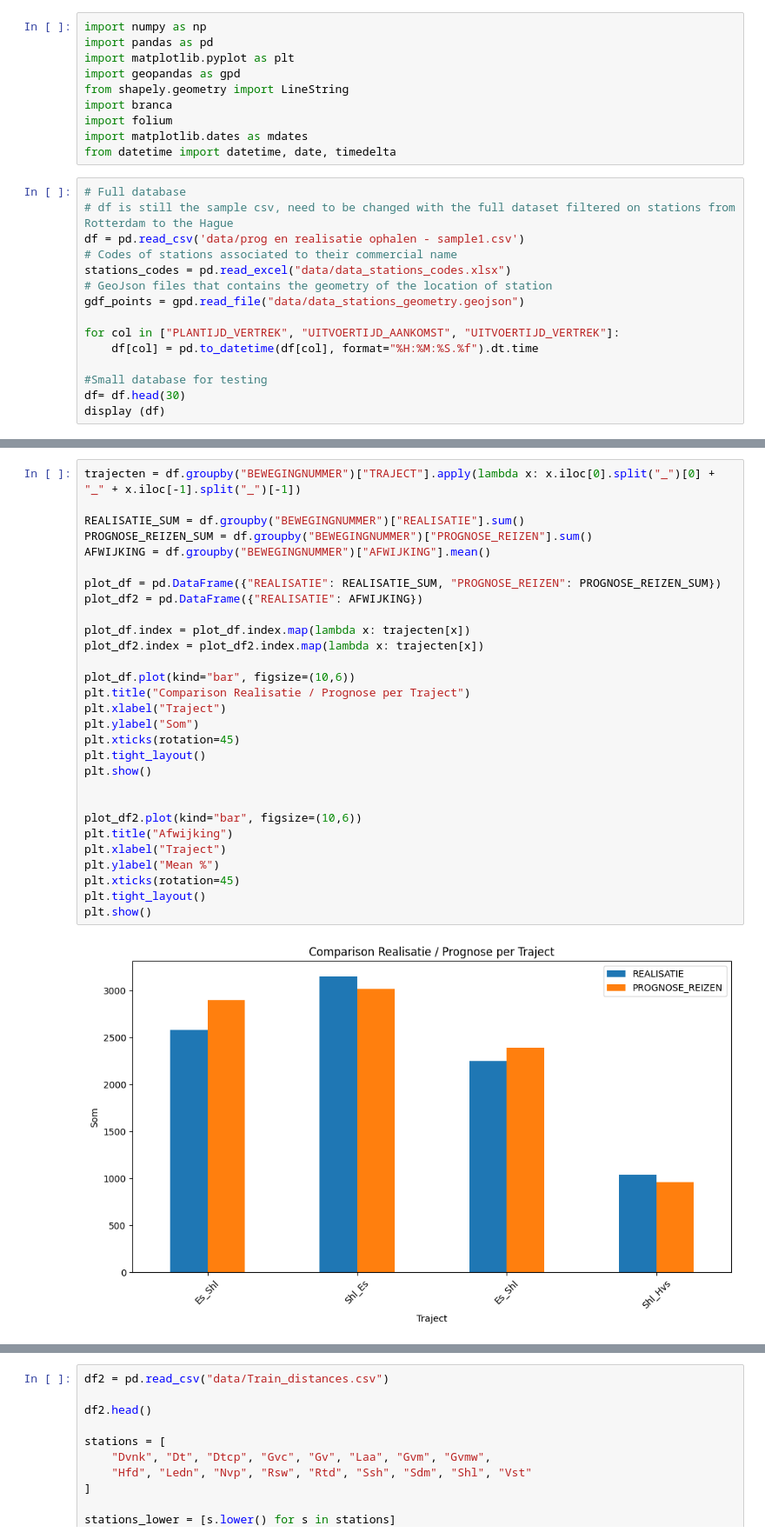
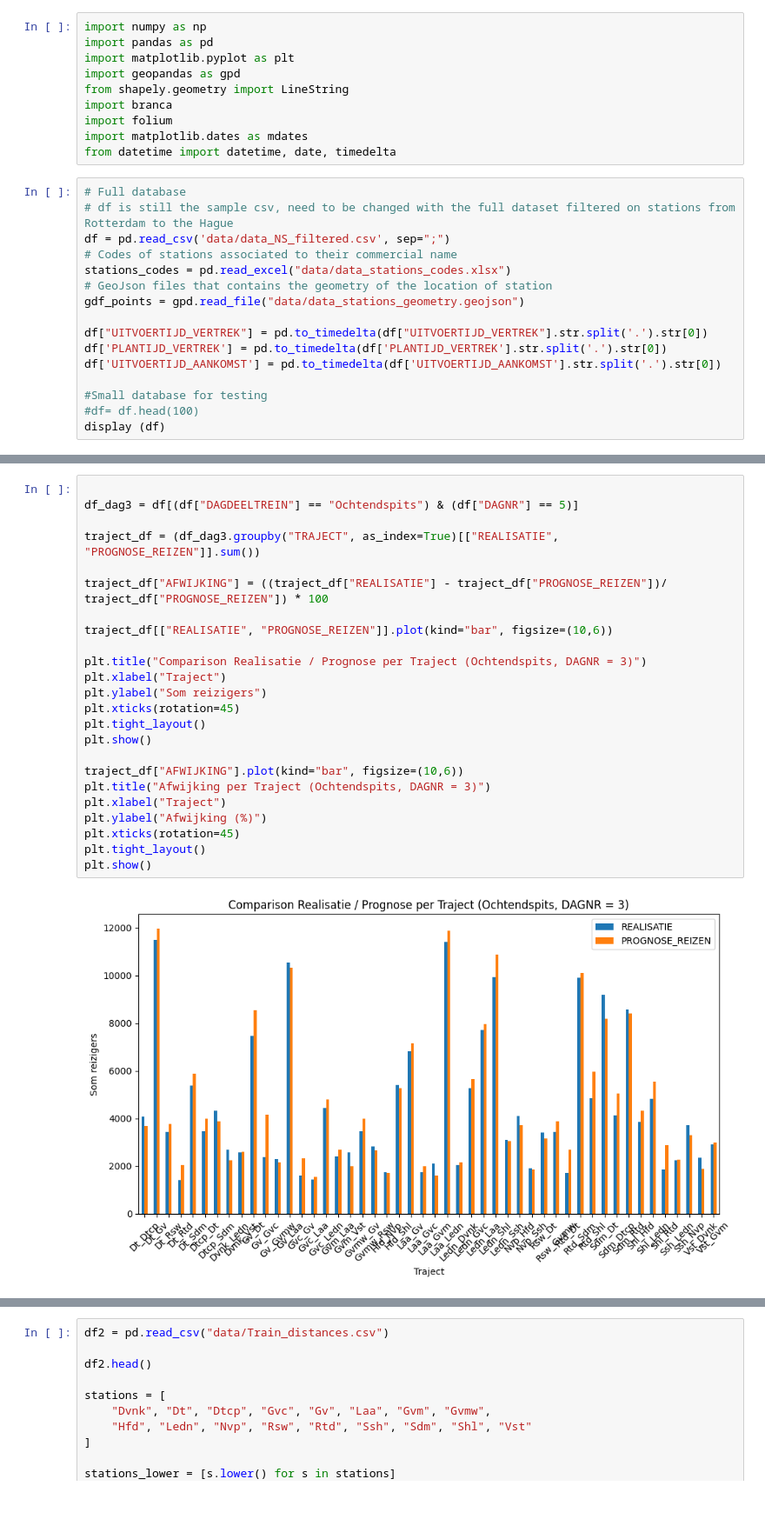
Before and after one commit to Merelkramer/Group2_NS, a Jupyter notebook: DataVisualistation_Luuk.ipynb, the cells around one changed output, grey strips where cells are left out. Shown at 87% size. Cells and saved outputs as stored; diff of their text form; blank space fills up the shorter version.

Commit message:
Graphs presentations

```diff
--- a/DataVisualistation_Luuk.ipynb
+++ b/DataVisualistation_Luuk.ipynb
@@ -11,17 +11,18 @@ from datetime import datetime, date, timedelta
 # %%
 # Full database
 # df is still the sample csv, need to be changed with the full dataset filtered on stations from Rotterdam to the Hague
-df = pd.read_csv('data/prog en realisatie ophalen - sample1.csv')
+df = pd.read_csv('data/data_NS_filtered.csv', sep=";")
 # Codes of stations associated to their commercial name
 stations_codes = pd.read_excel("data/data_stations_codes.xlsx")
 # GeoJson files that contains the geometry of the location of station
 gdf_points = gpd.read_file("data/data_stations_geometry.geojson")
 
-for col in ["PLANTIJD_VERTREK", "UITVOERTIJD_AANKOMST", "UITVOERTIJD_VERTREK"]:
-    df[col] = pd.to_datetime(df[col], format="%H:%M:%S.%f").dt.time
+df["UITVOERTIJD_VERTREK"] = pd.to_timedelta(df["UITVOERTIJD_VERTREK"].str.split('.').str[0])
+df['PLANTIJD_VERTREK'] = pd.to_timedelta(df['PLANTIJD_VERTREK'].str.split('.').str[0])
+df['UITVOERTIJD_AANKOMST'] = pd.to_timedelta(df['UITVOERTIJD_AANKOMST'].str.split('.').str[0])
 
 #Small database for testing
-df= df.head(30)
+#df= df.head(100)
 display (df)
 # %% [output]
 |  | DAGNR | WEEK_DAG_NR | TRAJECT | DAGDEELTREIN | TREINSERIEBASIS | PLANTIJD_VERTREK | UITVOERTIJD_AANKOMST | ... |
@@ -44,31 +41,26 @@ display (df)
 # %%
-trajecten = df.groupby("BEWEGINGNUMMER")["TRAJECT"].apply(lambda x: x.iloc[0].split("_")[0] + "_" + x.iloc[-1].split("_")[-1])
 
-REALISATIE_SUM = df.groupby("BEWEGINGNUMMER")["REALISATIE"].sum()
-PROGNOSE_REIZEN_SUM = df.groupby("BEWEGINGNUMMER")["PROGNOSE_REIZEN"].sum()
-AFWIJKING = df.groupby("BEWEGINGNUMMER")["AFWIJKING"].mean()
+df_dag3 = df[(df["DAGDEELTREIN"] == "Ochtendspits") & (df["DAGNR"] == 5)]
 
-plot_df = pd.DataFrame({"REALISATIE": REALISATIE_SUM, "PROGNOSE_REIZEN": PROGNOSE_REIZEN_SUM})
-plot_df2 = pd.DataFrame({"REALISATIE": AFWIJKING})
+traject_df = (df_dag3.groupby("TRAJECT", as_index=True)[["REALISATIE", "PROGNOSE_REIZEN"]].sum())
 
-plot_df.index = plot_df.index.map(lambda x: trajecten[x])
-plot_df2.index = plot_df2.index.map(lambda x: trajecten[x])
+traject_df["AFWIJKING"] = ((traject_df["REALISATIE"] - traject_df["PROGNOSE_REIZEN"])/ traject_df["PROGNOSE_REIZEN"]) * 100
 
-plot_df.plot(kind="bar", figsize=(10,6))
-plt.title("Comparison Realisatie / Prognose per Traject")
+traject_df[["REALISATIE", "PROGNOSE_REIZEN"]].plot(kind="bar", figsize=(10,6))
+
+plt.title("Comparison Realisatie / Prognose per Traject (Ochtendspits, DAGNR = 3)")
 plt.xlabel("Traject")
-plt.ylabel("Som")
+plt.ylabel("Som reizigers")
 plt.xticks(rotation=45)
 plt.tight_layout()
 plt.show()
 
-
-plot_df2.plot(kind="bar", figsize=(10,6))
-plt.title("Afwijking")
+traject_df["AFWIJKING"].plot(kind="bar", figsize=(10,6))
+plt.title("Afwijking per Traject (Ochtendspits, DAGNR = 3)")
 plt.xlabel("Traject")
-plt.ylabel("Mean %")
+plt.ylabel("Afwijking (%)")
 plt.xticks(rotation=45)
 plt.tight_layout()
 plt.show()
 # %% [output]
-[figure, old version]
+[figure, new version]
```
Also changed, not shown: parts of 4 cells of this notebook.
